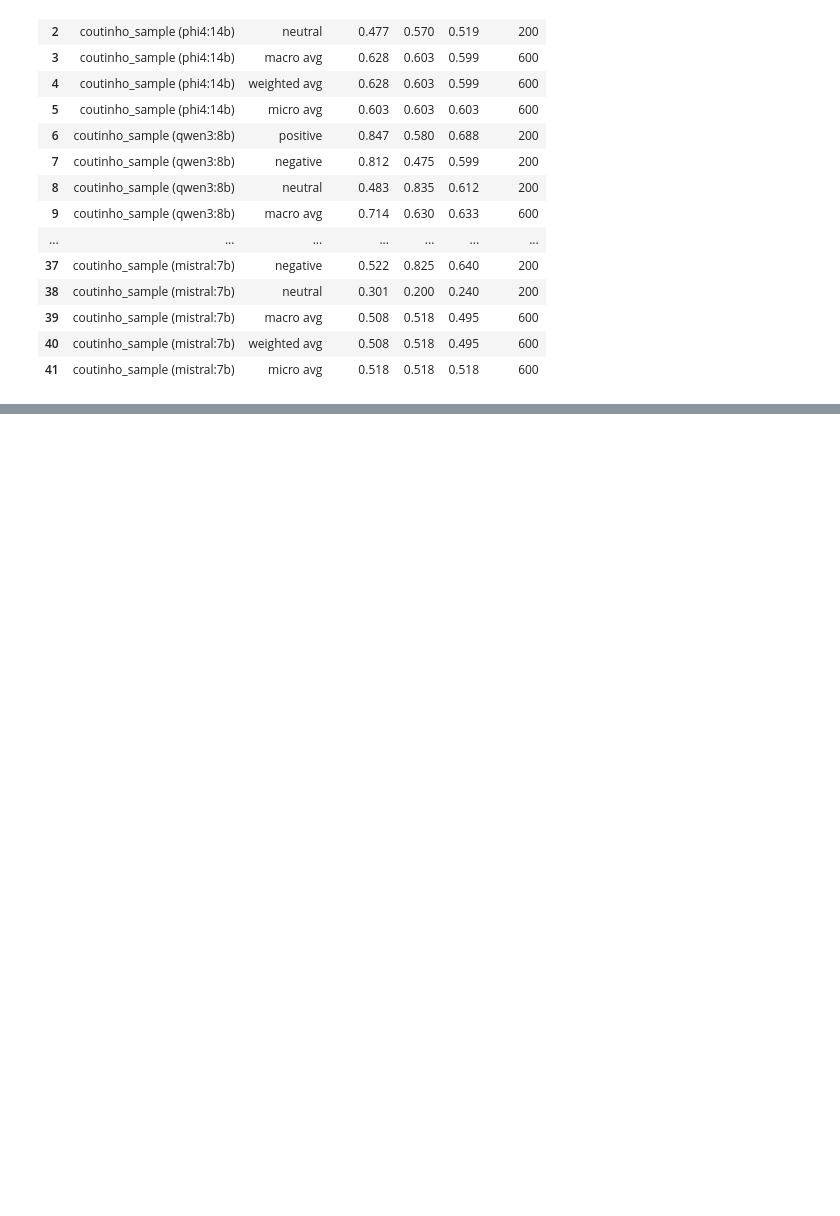
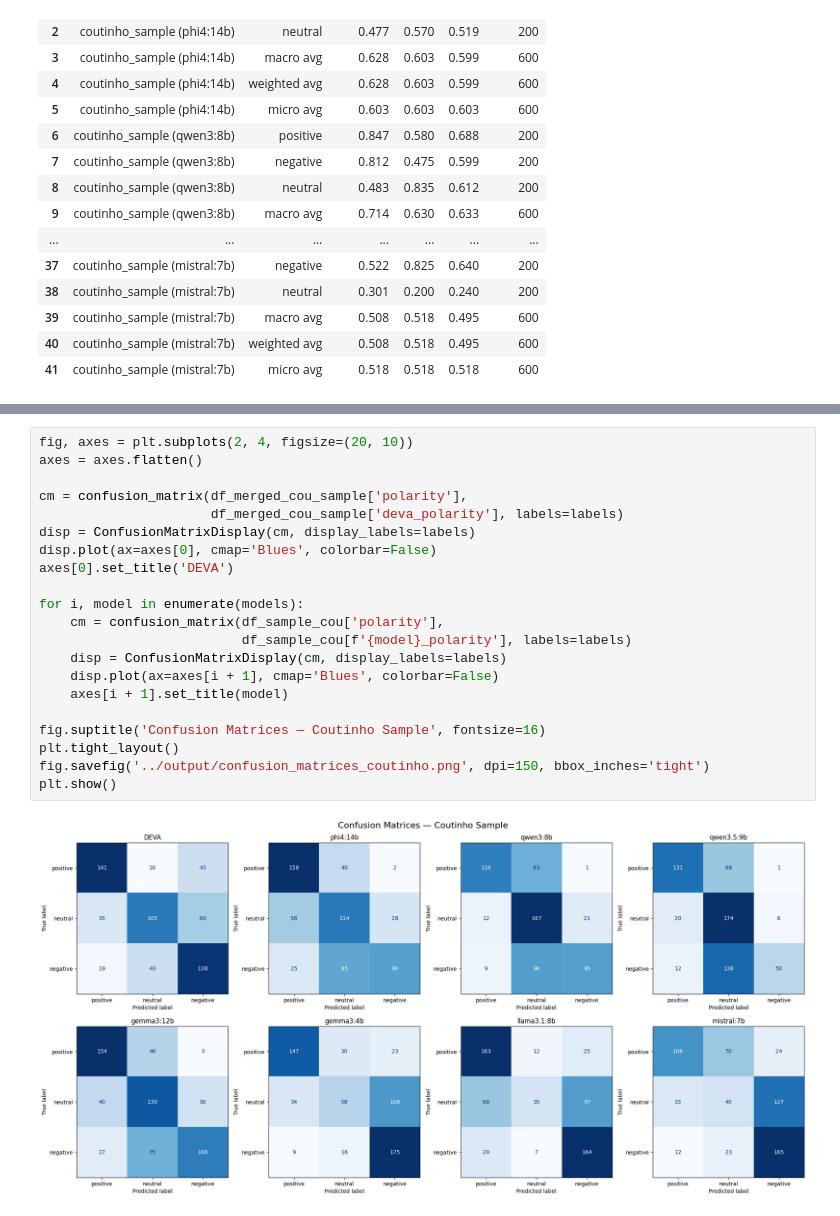
Before and after one commit to davidmrc6/bep, a Jupyter notebook: notebooks/main.ipynb, the cells around one changed output, grey strips where cells are left out. Drawn from its saved outputs; the diff is of its cells as text; blank space fills up the shorter version.

```diff
--- a/notebooks/main.ipynb
+++ b/notebooks/main.ipynb
@@ -622,0 +700,23 @@ metrics_llm
+# %%
+fig, axes = plt.subplots(2, 4, figsize=(20, 10))
+axes = axes.flatten()
+
+cm = confusion_matrix(df_merged_cou_sample['polarity'],
+                      df_merged_cou_sample['deva_polarity'], labels=labels)
+disp = ConfusionMatrixDisplay(cm, display_labels=labels)
+disp.plot(ax=axes[0], cmap='Blues', colorbar=False)
+axes[0].set_title('DEVA')
+
+for i, model in enumerate(models):
+    cm = confusion_matrix(df_sample_cou['polarity'],
+                          df_sample_cou[f'{model}_polarity'], labels=labels)
+    disp = ConfusionMatrixDisplay(cm, display_labels=labels)
+    disp.plot(ax=axes[i + 1], cmap='Blues', colorbar=False)
+    axes[i + 1].set_title(model)
+
+fig.suptitle('Confusion Matrices — Coutinho Sample', fontsize=16)
+plt.tight_layout()
+fig.savefig('../output/confusion_matrices_coutinho.png', dpi=150, bbox_inches='tight')
+plt.show()
+# %% [output]
+[figure, added]
```
Also changed, not shown: parts of 8 cells of this notebook.
